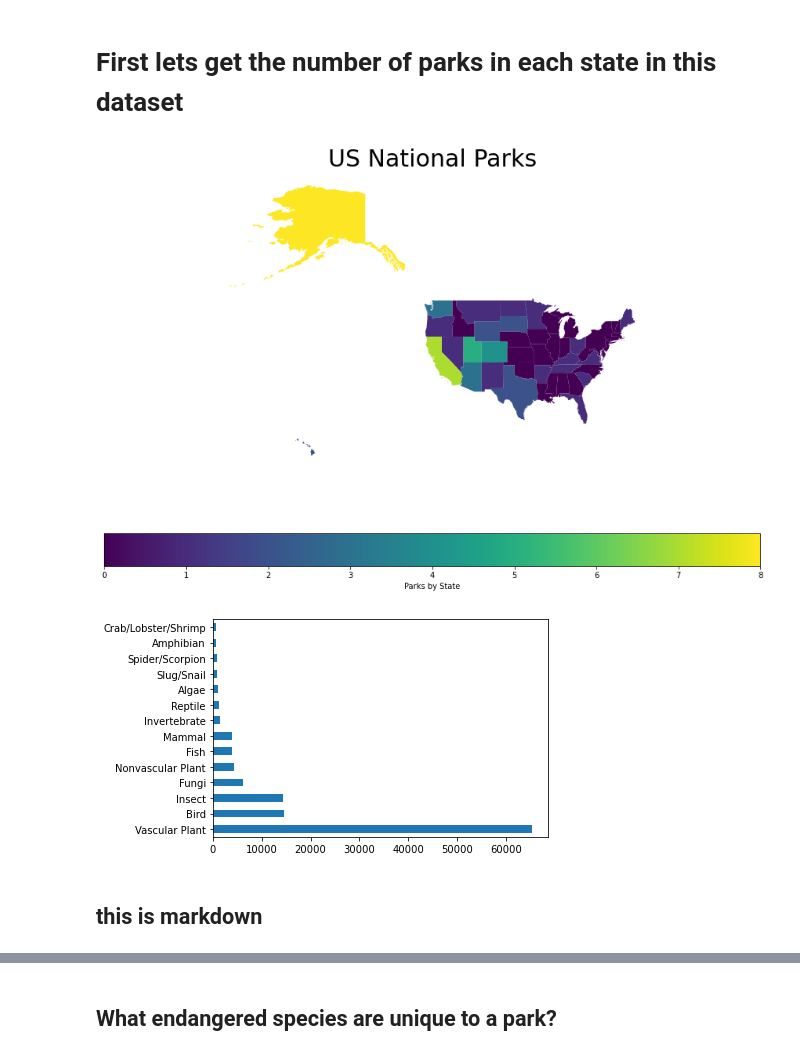
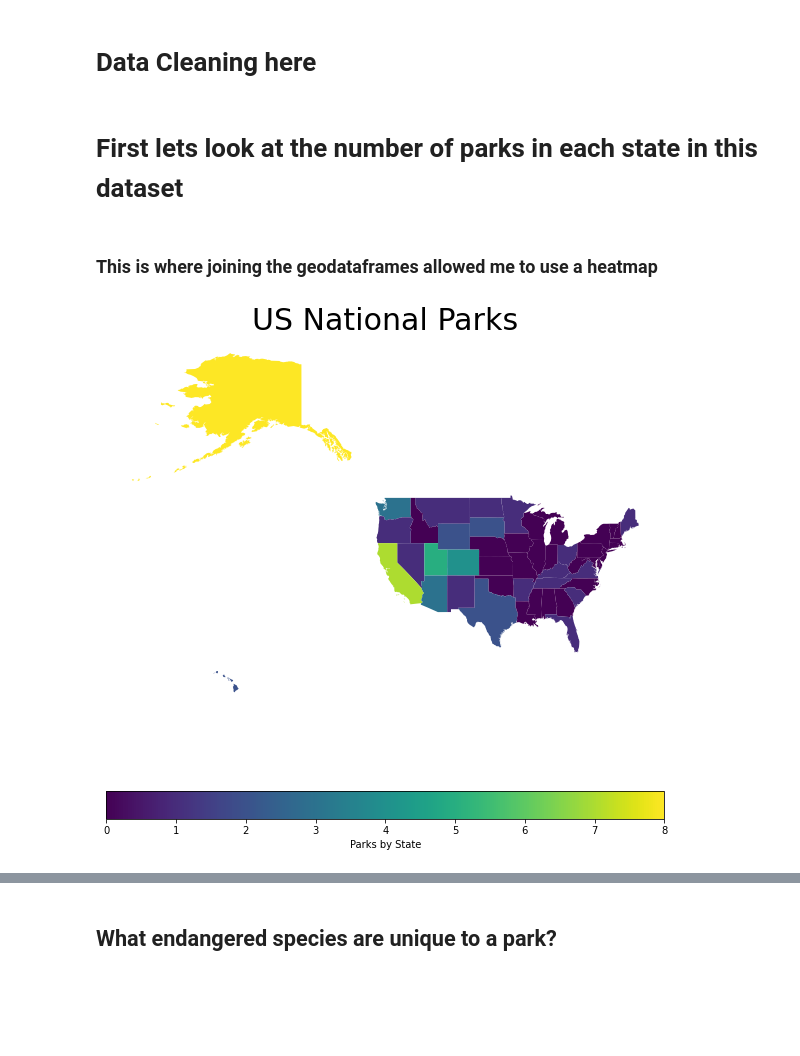
Before and after one commit to elc487/biodiversity_USNTLParks, a Jupyter notebook: Biodiversity of National Parks.ipynb, the cells around one changed output, grey strips where cells are left out. Cells and saved outputs as stored; diff of their text form; code cells hidden in the pictures; blank space fills up the shorter version.

```diff
--- a/Biodiversity of National Parks.ipynb
+++ b/Biodiversity of National Parks.ipynb
@@ -18,27 +21,25 @@ parks_map.crs = ('epsg:4326')
 state_data.crs = ('epsg:4326')
 state_parks = gpd.sjoin(parks_map,state_data, how ='inner',op = 'within')
 state_data.set_index('STATE_NAME', inplace=True)
+# %% [markdown]
+# Data Cleaning here
 # %%
 bio.drop(columns=['Unnamed: 13'])
 bio.loc[(bio["Conservation Status"].isnull()),["Conservation Status"]] = 'Regular'
 state_data['No. of Parks'] = state_parks['STATE_NAME'].value_counts()
 state_data.loc[(state_data["No. of Parks"].isnull()),["No. of Parks"]] = 0
 # %% [markdown]
-# First lets get the number of parks in each state in this dataset
+# First lets look at the number of parks in each state in this dataset
+# %% [markdown]
+### This is where joining the geodataframes allowed me to use a heatmap
 # %%
 ax=state_data.plot(column='No. of Parks',
-                   figsize=(15,10),
+                   figsize=(10,10),
                    legend =True,
                    legend_kwds={'label': 'Parks by State','orientation':'horizontal'},
 
                   )
 ax.axis('off')
 ax.set_title("US National Parks", fontsize =30);
 # %% [output]
-[figure, old version]
+[figure, new version]
-# %%
-bio["Category"].value_counts().plot.barh();
-# %% [output]
-[figure, removed]
-# %% [markdown]
-## this is markdown
```
Also changed, not shown: parts of 19 cells of this notebook.
